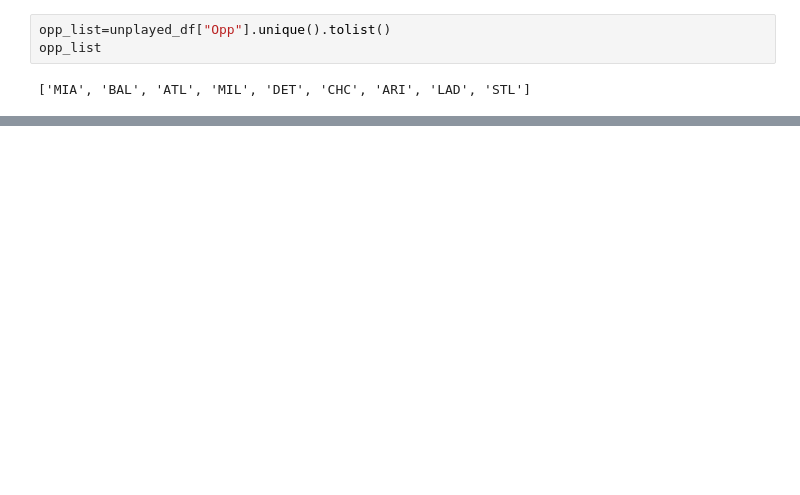
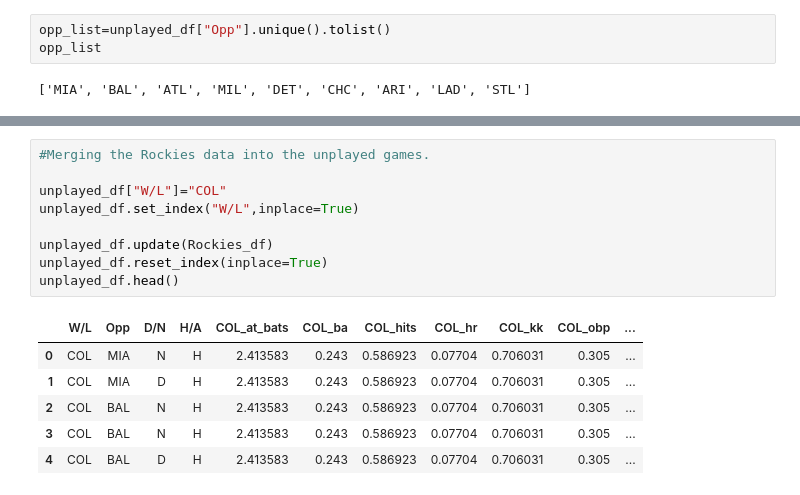
Before and after one commit to cassydm/rockies_moneyball_part-deux, a Jupyter notebook: Project 2/Cassy_ML.ipynb, the cells around one changed output, grey strips where cells are left out. Drawn from its saved outputs; the diff is of its cells as text; blank space fills up the shorter version.

```diff
--- a/Project 2/Cassy_ML.ipynb
+++ b/Project 2/Cassy_ML.ipynb
@@ -288,0 +327,16 @@ avg_df.head()
+# %%
+#Merging the Rockies data into the unplayed games.
+
+unplayed_df["W/L"]="COL"
+unplayed_df.set_index("W/L",inplace=True)
+
+unplayed_df.update(Rockies_df)
+unplayed_df.reset_index(inplace=True)
+unplayed_df.head()
+# %% [output]
+|  | W/L | Opp | D/N | H/A | COL_at_bats | COL_ba | COL_hits | COL_hr | COL_kk | COL_obp | ... |
+| 0 | COL | MIA | N | H | 2.413583 | 0.243 | 0.586923 | 0.07704 | 0.706031 | 0.305 | ... |
+| 1 | COL | MIA | D | H | 2.413583 | 0.243 | 0.586923 | 0.07704 | 0.706031 | 0.305 | ... |
+| 2 | COL | BAL | N | H | 2.413583 | 0.243 | 0.586923 | 0.07704 | 0.706031 | 0.305 | ... |
+| 3 | COL | BAL | N | H | 2.413583 | 0.243 | 0.586923 | 0.07704 | 0.706031 | 0.305 | ... |
+| 4 | COL | BAL | D | H | 2.413583 | 0.243 | 0.586923 | 0.07704 | 0.706031 | 0.305 | ... |
```
Also changed, not shown: parts of 16 cells of this notebook.
